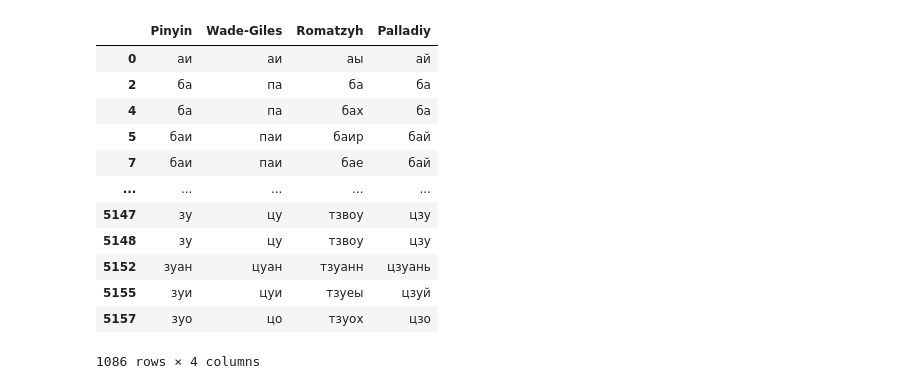
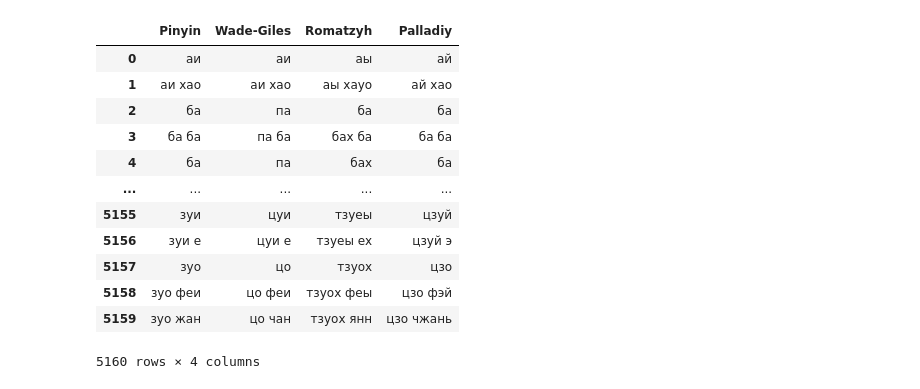
Before and after one commit to mike-pech/chinese_project, a Jupyter notebook: code_mean_text_value.ipynb, the cells around one changed output. Cells and saved outputs as stored; diff of their text form; code cells hidden in the pictures.

```diff
--- a/code_mean_text_value.ipynb
+++ b/code_mean_text_value.ipynb
@@ -12,18 +7,19 @@ df_filtered = df[~length_condition]
 # %%
 # смотрим как выглядит табличка
-df_filtered = df_filtered.drop(['Chinese'], axis=1)
-df_filtered
+hieroglyph_column = df['Chinese']
+df.drop(['Chinese'], axis=1, inplace=True)
+df
 # %% [output]
 |  | Pinyin | Wade-Giles | Romatzyh | Palladiy |
 | 0 | аи | аи | аы | ай |
+| 1 | аи хао | аи хао | аы хауо | ай хао |
 | 2 | ба | па | ба | ба |
+| 3 | ба ба | па ба | бах ба | ба ба |
 | 4 | ба | па | бах | ба |
-| 5 | баи | паи | баир | бай |
-| 7 | баи | паи | бае | бай |
 | ... | ... | ... | ... | ... |
-| 5147 | зу | цу | тзвоу | цзу |
-| 5148 | зу | цу | тзвоу | цзу |
-| 5152 | зуан | цуан | тзуанн | цзуань |
 | 5155 | зуи | цуи | тзуеы | цзуй |
+| 5156 | зуи е | цуи е | тзуеы ех | цзуй э |
 | 5157 | зуо | цо | тзуох | цзо |
+| 5158 | зуо феи | цо феи | тзуох феы | цзо фэй |
+| 5159 | зуо жан | цо чан | тзуох янн | цзо чжань |
-1086 rows × 4 columns
+5160 rows × 4 columns
```
Also changed, not shown: parts of 6 cells of this notebook, 1 other file.
